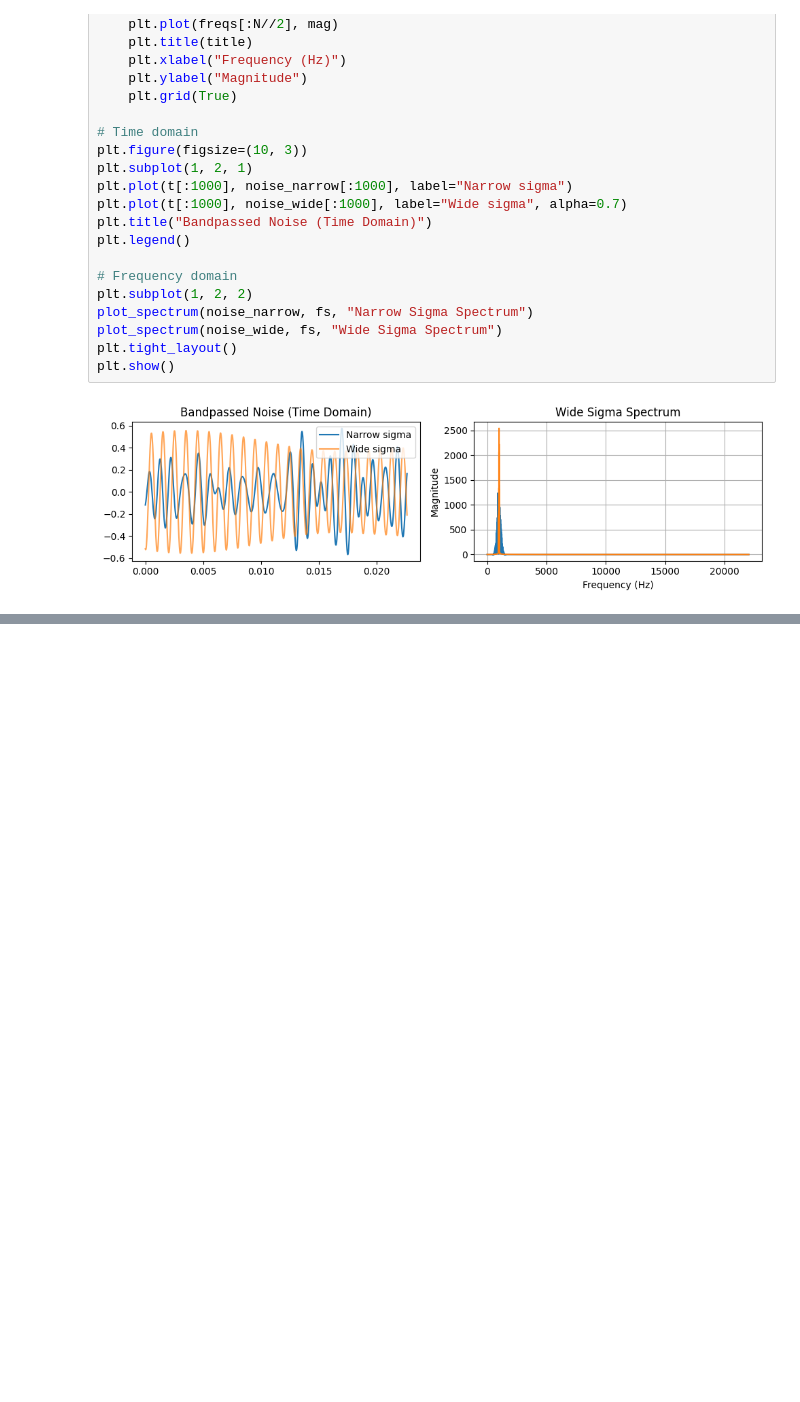
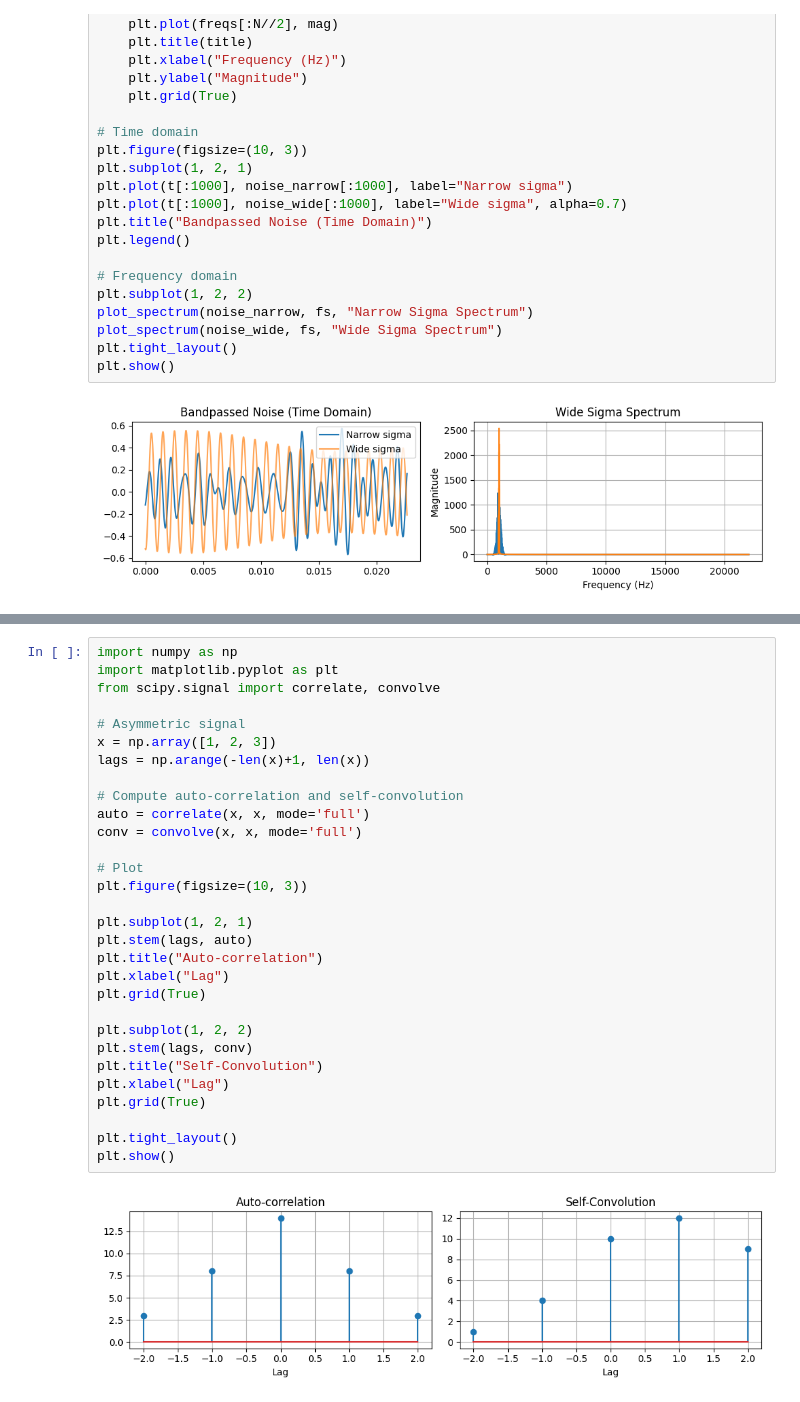
Before and after one commit to RyanL72/CSDS_364, a Jupyter notebook: Assignment_A4/A4_rhl72.ipynb, the cells around one changed output, grey strips where cells are left out. Drawn from its saved outputs; the diff is of its cells as text; blank space fills up the shorter version.

```diff
--- a/Assignment_A4/A4_rhl72.ipynb
+++ b/Assignment_A4/A4_rhl72.ipynb
@@ -480,0 +540,32 @@ plt.show()
+# %%
+import numpy as np
+import matplotlib.pyplot as plt
+from scipy.signal import correlate, convolve
+
+# Asymmetric signal
+x = np.array([1, 2, 3])
+lags = np.arange(-len(x)+1, len(x))
+
+# Compute auto-correlation and self-convolution
+auto = correlate(x, x, mode='full')
+conv = convolve(x, x, mode='full')
+
+# Plot
+plt.figure(figsize=(10, 3))
+
+plt.subplot(1, 2, 1)
+plt.stem(lags, auto)
+plt.title("Auto-correlation")
+plt.xlabel("Lag")
+plt.grid(True)
+
+plt.subplot(1, 2, 2)
+plt.stem(lags, conv)
+plt.title("Self-Convolution")
+plt.xlabel("Lag")
+plt.grid(True)
+
+plt.tight_layout()
+plt.show()
+# %% [output]
+[figure, added]
```
Also changed, not shown: parts of 9 cells of this notebook.
